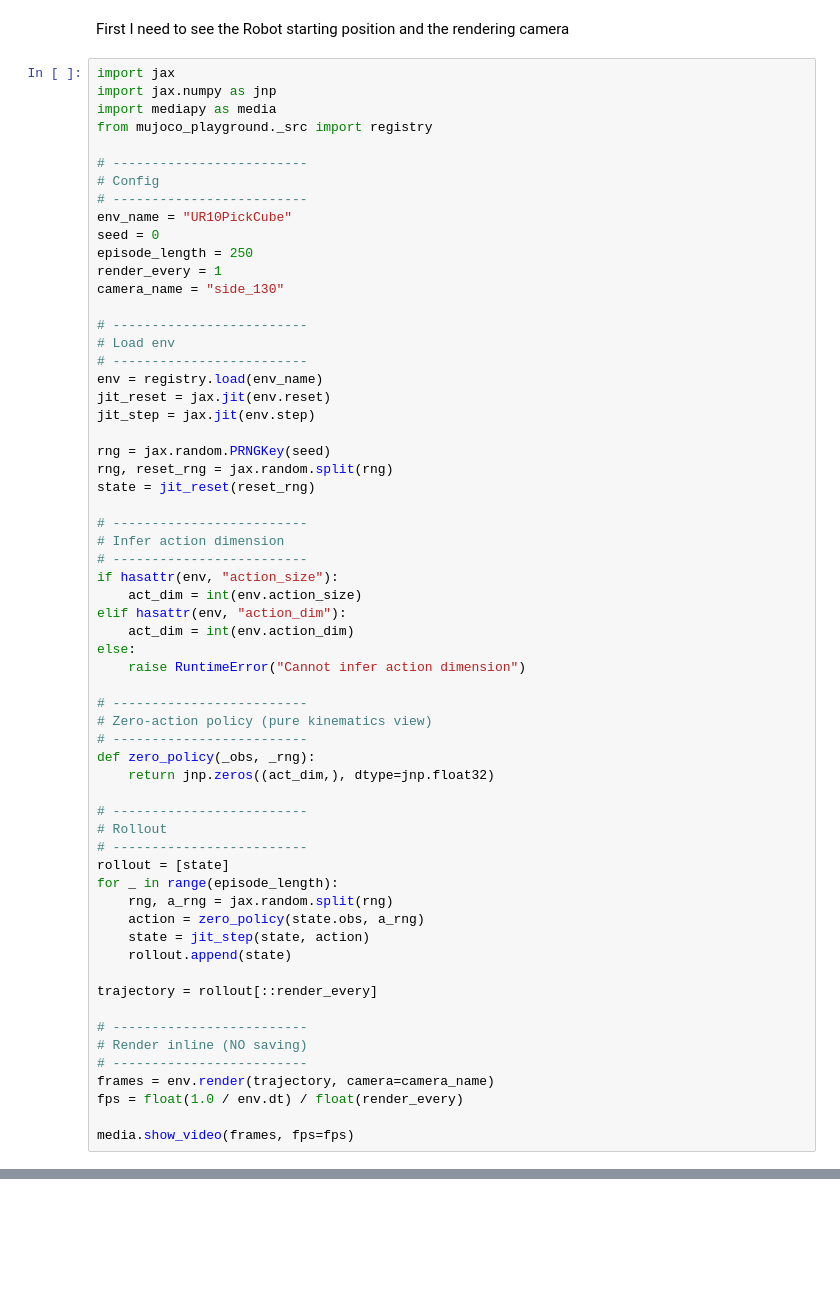
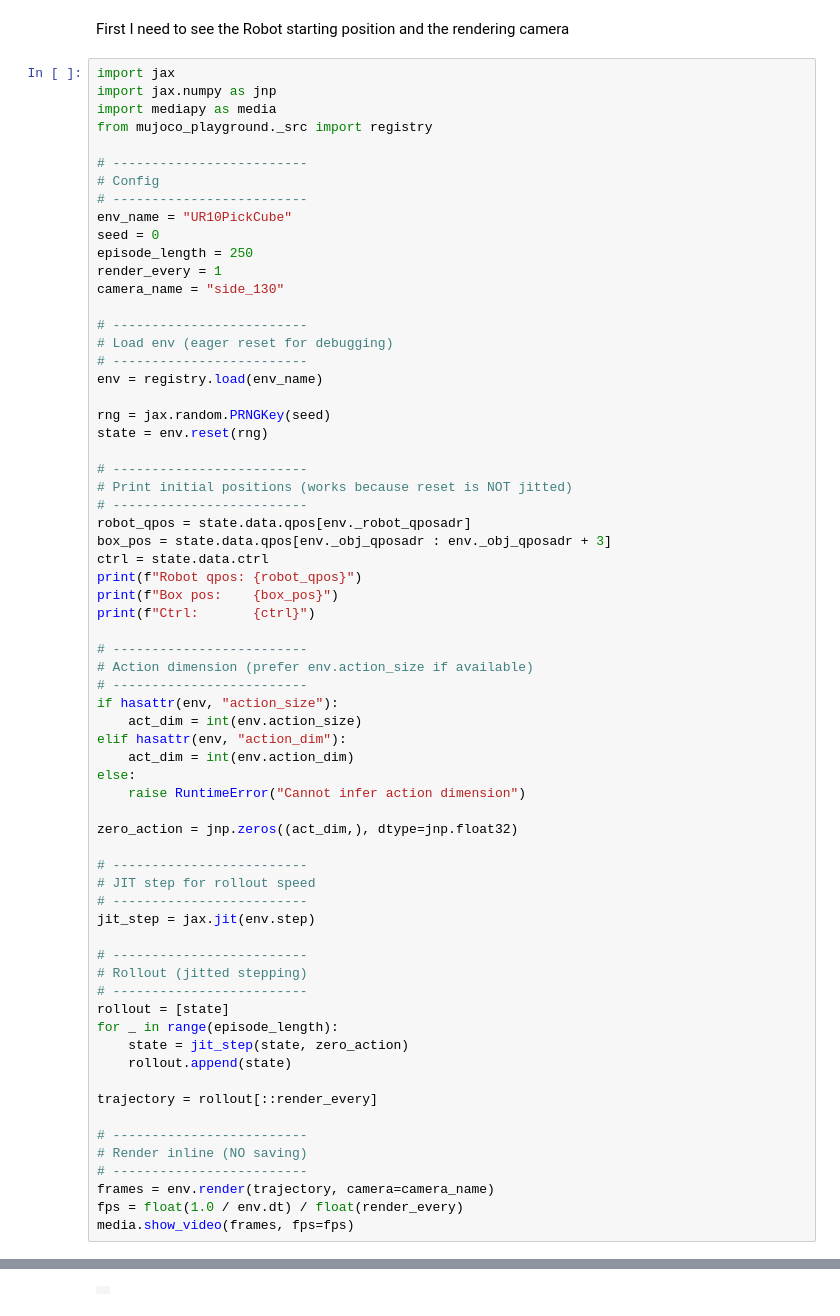
Before and after one commit to weissma6/my_mujoco_playground, a Jupyter notebook: learning/notebooks/UR10_debugging.ipynb, the cells around one changed output, grey strips where cells are left out. Saved outputs shown, nothing was run; the diff lists cells and outputs as text; blank space fills up the shorter version.

Commit message:
Change box position and initiation in the reset function and print the controlls and the positions

```diff
--- a/learning/notebooks/UR10_debugging.ipynb
+++ b/learning/notebooks/UR10_debugging.ipynb
@@ -18,18 +18,25 @@ render_every = 1
 camera_name = "side_130"
 
 # -------------------------
-# Load env
+# Load env (eager reset for debugging)
 # -------------------------
 env = registry.load(env_name)
-jit_reset = jax.jit(env.reset)
-jit_step = jax.jit(env.step)
 
 rng = jax.random.PRNGKey(seed)
-rng, reset_rng = jax.random.split(rng)
-state = jit_reset(reset_rng)
+state = env.reset(rng)
 
 # -------------------------
-# Infer action dimension
+# Print initial positions (works because reset is NOT jitted)
+# -------------------------
+robot_qpos = state.data.qpos[env._robot_qposadr]
+box_pos = state.data.qpos[env._obj_qposadr : env._obj_qposadr + 3]
+ctrl = state.data.ctrl
+print(f"Robot qpos: {robot_qpos}")
+print(f"Box pos:    {box_pos}")
+print(f"Ctrl:       {ctrl}")
+
+# -------------------------
+# Action dimension (prefer env.action_size if available)
 # -------------------------
 if hasattr(env, "action_size"):
     act_dim = int(env.action_size)
@@ -38,20 +45,19 @@ elif hasattr(env, "action_dim"):
 else:
     raise RuntimeError("Cannot infer action dimension")
 
-# -------------------------
-# Zero-action policy (pure kinematics view)
-# -------------------------
-def zero_policy(_obs, _rng):
-    return jnp.zeros((act_dim,), dtype=jnp.float32)
+zero_action = jnp.zeros((act_dim,), dtype=jnp.float32)
 
 # -------------------------
-# Rollout
+# JIT step for rollout speed
+# -------------------------
+jit_step = jax.jit(env.step)
+
+# -------------------------
+# Rollout (jitted stepping)
 # -------------------------
 rollout = [state]
 for _ in range(episode_length):
-    rng, a_rng = jax.random.split(rng)
-    action = zero_policy(state.obs, a_rng)
-    state = jit_step(state, action)
+    state = jit_step(state, zero_action)
     rollout.append(state)
 
 trajectory = rollout[::render_every]
@@ -61,7 +67,6 @@ trajectory = rollout[::render_every]
 # -------------------------
 frames = env.render(trajectory, camera=camera_name)
 fps = float(1.0 / env.dt) / float(render_every)
-
 media.show_video(frames, fps=fps)
 # %% [output]
 Failed to import warp: No module named 'warp'
@@ -70,0 +83 @@ NotImplementedError: (mjtGeom.mjGEOM_CYLINDER, mjtGeom.mjGEOM_BOX) collisions no
+|  |
```
Also changed, not shown: parts of 1 cell of this notebook, 3 other files.
